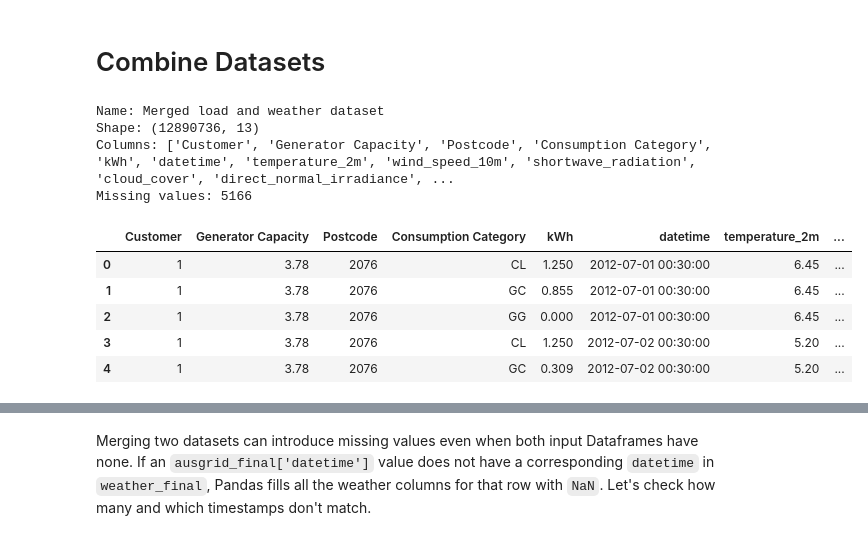
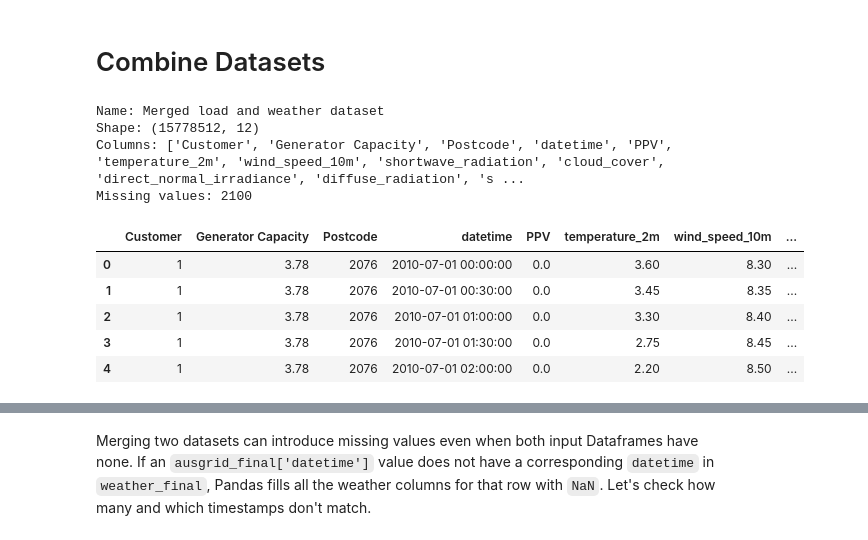
Before and after one commit to codettlaff/Energy-Disaggregation, a Jupyter notebook: data_generation.ipynb, the cells around one changed output, grey strips where cells are left out. Cells and saved outputs as stored; diff of their text form; code cells hidden in the pictures.

Commit message:
Finished data generation notebook

```diff
--- a/data_generation.ipynb
+++ b/data_generation.ipynb
@@ -86,14 +86,20 @@ Missing values: 268557
 The dataset includes a column for every half-hour. First, let's convert the wide format to the tidier long format.
 # %%
 # Half-hour columns
-time_cols = df.columns[5:]
+time_cols = ausgrid_df.columns[5:]
 
-ausgrid_df_long = df.melt(
+ausgrid_df_long = ausgrid_df.melt(
     id_vars=df.columns[:5],
     value_vars=time_cols,
     var_name='time',
     value_name='kWh')
 
+# Inspect table
+print(f"Name: Combined 2010-2013: Long")
+print(f"Shape: {ausgrid_df_long.shape}")
+print(f"Columns: {ausgrid_df_long.columns.tolist()}")
+print(f"Missing values: {ausgrid_df_long.isna().sum().sum()}\n")
+
 # Display long format dataset
 ausgrid_df_long.head()
 # %% [output]
@@ -172,0 +290,20 @@ Missing values: 5731200
+# %%
+# Dataset 1: all records, only PPV
+ausgrid_ppv = ausgrid_loadconverted[['Customer', 'Generator Capacity', 'Postcode', 'datetime', 'PPV']].copy()
+
+# Inspect table
+print(f"Name: Ausgrid PV Generation Data")
+print(f"Shape: {ausgrid_ppv.shape}")
+print(f"Columns: {ausgrid_ppv.columns.tolist()}")
+print(f"Missing values: {ausgrid_ppv.isna().sum().sum()}")
+ausgrid_ppv.head()
+
+# Dataset 2: only records where CL was measured
+ausgrid_complete = ausgrid_loadconverted.dropna(subset=['Pload'])[['Customer', 'Generator Capacity', 'Postcode', 'datetime', 'Pload', 'PPV', 'Pnet']].copy()
+
+# Inspect table
+print(f"Name: Ausgrid PV Generation and Load Data")
+print(f"Shape: {ausgrid_complete.shape}")
+print(f"Columns: {ausgrid_complete.columns.tolist()}")
+print(f"Missing values: {ausgrid_complete.isna().sum().sum()}")
+ausgrid_ppv.head()
@@ -272,22 +423,21 @@ if 'weather_interpolated' in globals(): del weather_interpolated
 # %% [markdown]
 # Combine Datasets
 # %%
-ausgrid_merged = ausgrid_final.merge(weather_final, on='datetime', how='left')
+ausgrid_ppv_merged = ausgrid_ppv.merge(weather_final, on='datetime', how='left')
 
 # Inspect data
 print(f"Name: Merged load and weather dataset")
-print(f"Shape: {ausgrid_merged.shape}")
-print(f"Columns: {ausgrid_merged.columns.tolist()}")
-print(f"Missing values: {ausgrid_merged.isna().sum().sum()}\n")
-ausgrid_merged.head()
+print(f"Shape: {ausgrid_ppv_merged.shape}")
+print(f"Columns: {ausgrid_ppv_merged.columns.tolist()}")
+print(f"Missing values: {ausgrid_ppv_merged.isna().sum().sum()}\n")
 # %% [output]
 Name: Merged load and weather dataset
-Shape: (12890736, 13)
-Columns: ['Customer', 'Generator Capacity', 'Postcode', 'Consumption Category', 'kWh', 'datetime', 'temperature_2m', 'wind_speed_10m', 'shortwave_radiation', 'cloud_cover', 'direct_normal_irradiance', ...
-Missing values: 5166
+Shape: (15778512, 12)
+Columns: ['Customer', 'Generator Capacity', 'Postcode', 'datetime', 'PPV', 'temperature_2m', 'wind_speed_10m', 'shortwave_radiation', 'cloud_cover', 'direct_normal_irradiance', 'diffuse_radiation', 's ...
+Missing values: 2100
-|  | Customer | Generator Capacity | Postcode | Consumption Category | kWh | datetime | temperature_2m | ... |
-| 0 | 1 | 3.78 | 2076 | CL | 1.250 | 2012-07-01 00:30:00 | 6.45 | ... |
-| 1 | 1 | 3.78 | 2076 | GC | 0.855 | 2012-07-01 00:30:00 | 6.45 | ... |
-| 2 | 1 | 3.78 | 2076 | GG | 0.000 | 2012-07-01 00:30:00 | 6.45 | ... |
-| 3 | 1 | 3.78 | 2076 | CL | 1.250 | 2012-07-02 00:30:00 | 5.20 | ... |
-| 4 | 1 | 3.78 | 2076 | GC | 0.309 | 2012-07-02 00:30:00 | 5.20 | ... |
+|  | Customer | Generator Capacity | Postcode | datetime | PPV | temperature_2m | wind_speed_10m | ... |
+| 0 | 1 | 3.78 | 2076 | 2010-07-01 00:00:00 | 0.0 | 3.60 | 8.30 | ... |
+| 1 | 1 | 3.78 | 2076 | 2010-07-01 00:30:00 | 0.0 | 3.45 | 8.35 | ... |
+| 2 | 1 | 3.78 | 2076 | 2010-07-01 01:00:00 | 0.0 | 3.30 | 8.40 | ... |
+| 3 | 1 | 3.78 | 2076 | 2010-07-01 01:30:00 | 0.0 | 2.75 | 8.45 | ... |
+| 4 | 1 | 3.78 | 2076 | 2010-07-01 02:00:00 | 0.0 | 2.20 | 8.50 | ... |
```
Also changed, not shown: parts of 32 cells of this notebook.
